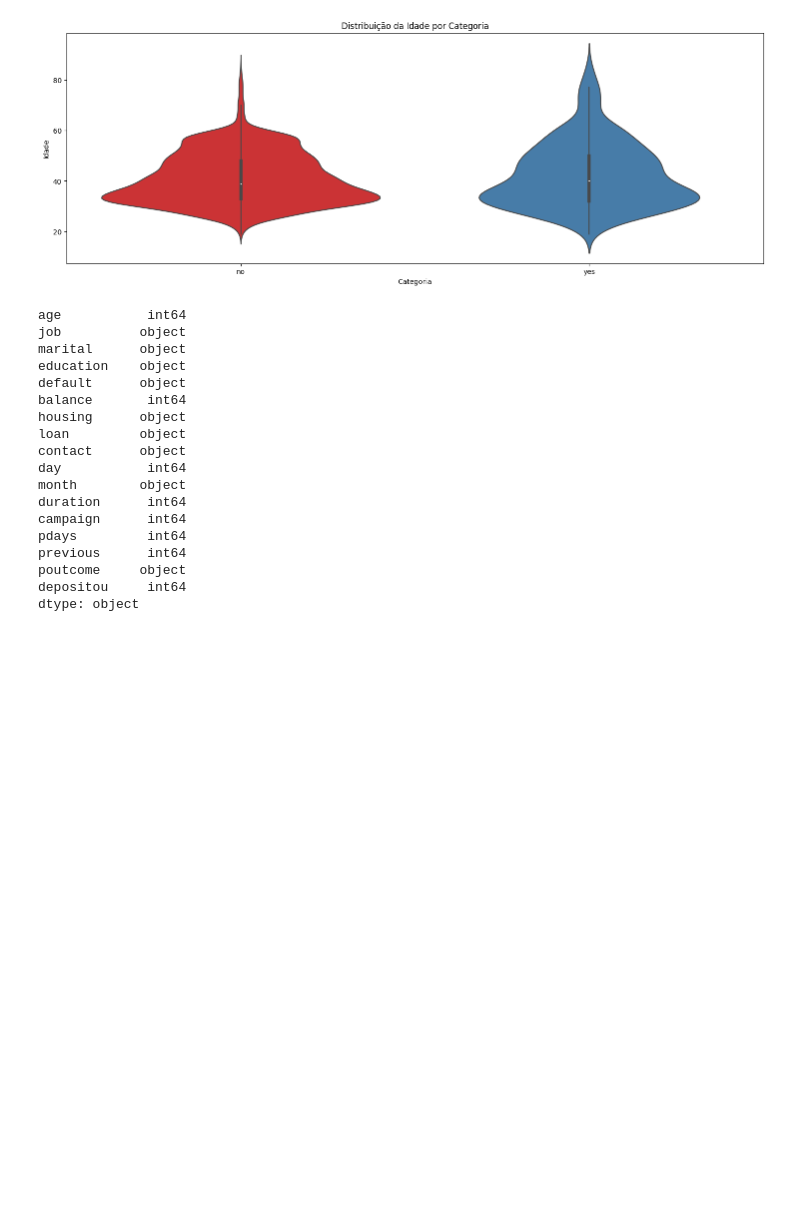
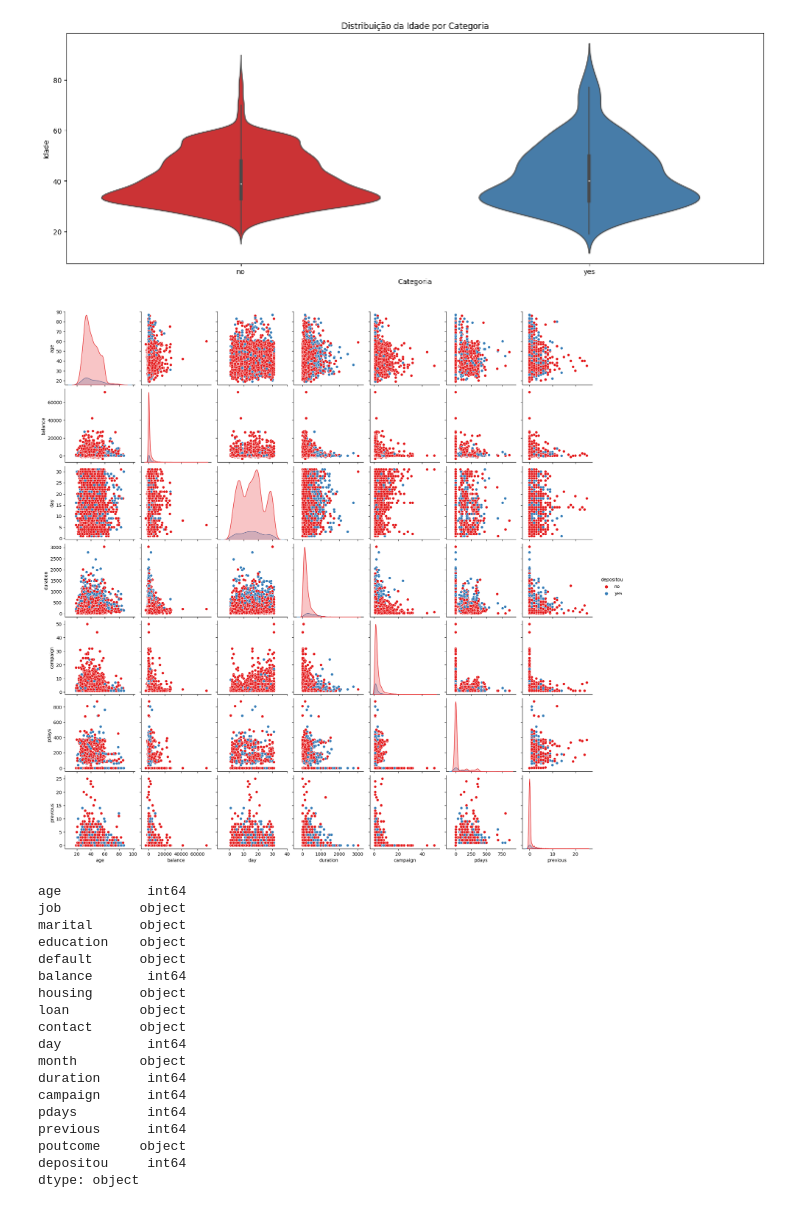
Before and after one commit to felipefagion/bank_machine_learning, a Jupyter notebook: mercado.ipynb, the cells around one changed output. Cells and saved outputs as stored; diff of their text form; code cells hidden in the pictures; blank space fills up the shorter version.

```diff
--- a/mercado.ipynb
+++ b/mercado.ipynb
@@ -281,8 +282,10 @@ plt.show()
 # %% [output]
 [figure]
 # %%
-#sns.pairplot(df, hue='depositou', palette="Set1" )
-#plt.show()
+sns.pairplot(df, hue='depositou', palette="Set1" )
+plt.show()
+# %% [output]
+[figure, added]
 # %%
 df['depositou'] = df['depositou'].map({'yes': 1, 'no': 0})
 df_numerico = df.select_dtypes(include=['number'])
```
Also changed, not shown: parts of 15 cells of this notebook, 2 other files.
